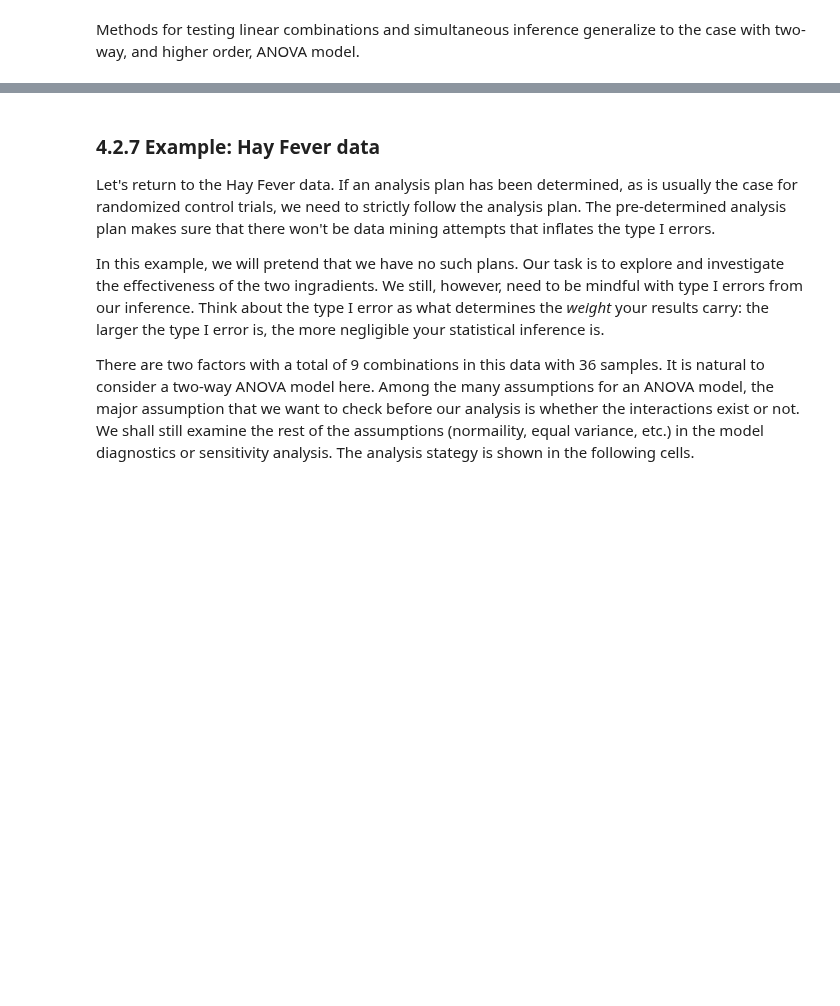
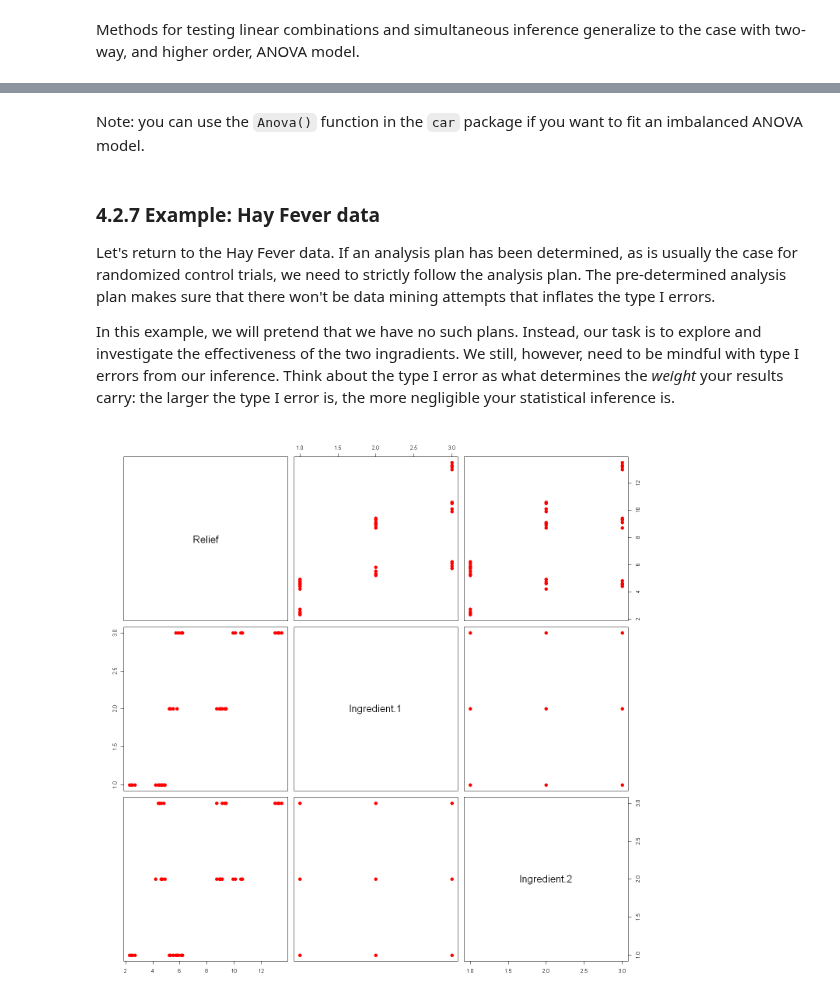
Before and after one commit to ChenShizhe/StatDataScience, a Jupyter notebook: Notes/Chapter4ANOVAII.ipynb, the cells around one changed output, grey strips where cells are left out. Drawn from its saved outputs; the diff is of its cells as text; code cells hidden in the pictures; blank space fills up the shorter version.

```diff
--- a/Notes/Chapter4ANOVAII.ipynb
+++ b/Notes/Chapter4ANOVAII.ipynb
@@ -206,8 +208,15 @@ where $F^* \sim F( (a-1)(b-1), n_T-ab)$ under the null hypothesis.
+# %% [markdown]
+Note: you can use the `Anova()` function in the `car` package if you want to fit an imbalanced ANOVA model.
 # %% [markdown]
 ### 4.2.7 Example: Hay Fever data
 
 Let's return to the Hay Fever data. If an analysis plan has been determined, as is usually the case for randomized control trials, we need to strictly follow the analysis plan. The pre-determined analysis plan makes sure that there won't be data mining attempts that inflates the type I errors.
 
-In this example, we will pretend that we have no such plans. Our task is to explore and investigate the effectiveness of the two ingradients. We still, however, need to be mindful with type I errors from our inference. Think about the type I error as what determines the *weight* your results carry: the larger the type I error is, the more negligible your statistical inference is.
-
-There are two factors with a total of 9 combinations in this data with 36 samples. It is natural to consider a two-way ANOVA model here. Among the many assumptions for an ANOVA model, the major assumption that we want to check before our analysis is whether the interactions exist or not. We shall still examine the rest of the assumptions (normaility, equal variance, etc.) in the model diagnostics or sensitivity analysis. The analysis stategy is shown in the following cells.
+In this example, we will pretend that we have no such plans. Instead, our task is to explore and investigate the effectiveness of the two ingradients. We still, however, need to be mindful with type I errors from our inference. Think about the type I error as what determines the *weight* your results carry: the larger the type I error is, the more negligible your statistical inference is.
+# %%
+Hay <- read.csv(file="../Data/HayFever.csv", header=TRUE, sep=",")
+
+# Pairwise scatter plot
+pairs(Hay,pch=16,col='red',cex=1.5)
+# %% [output]
+[figure, added]
```
Also changed, not shown: parts of 17 cells of this notebook.
